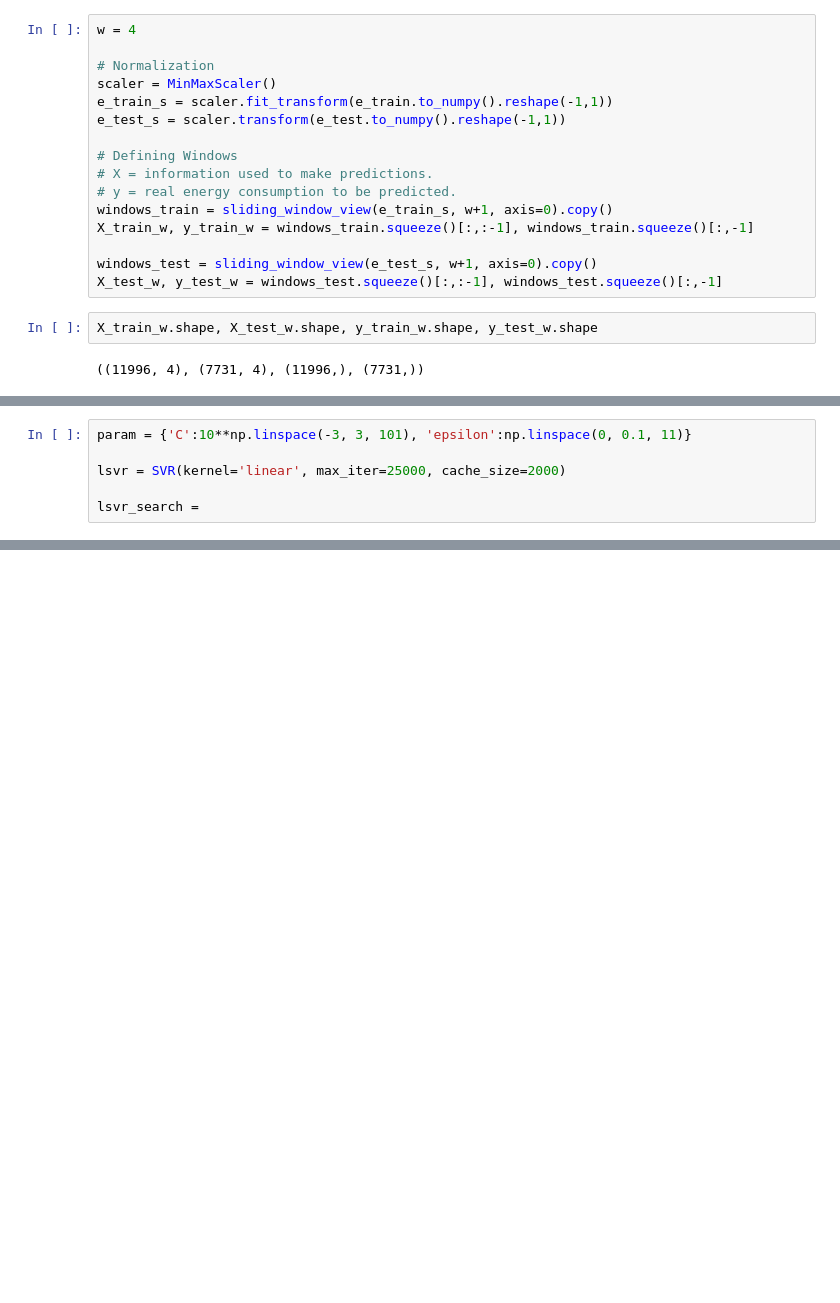
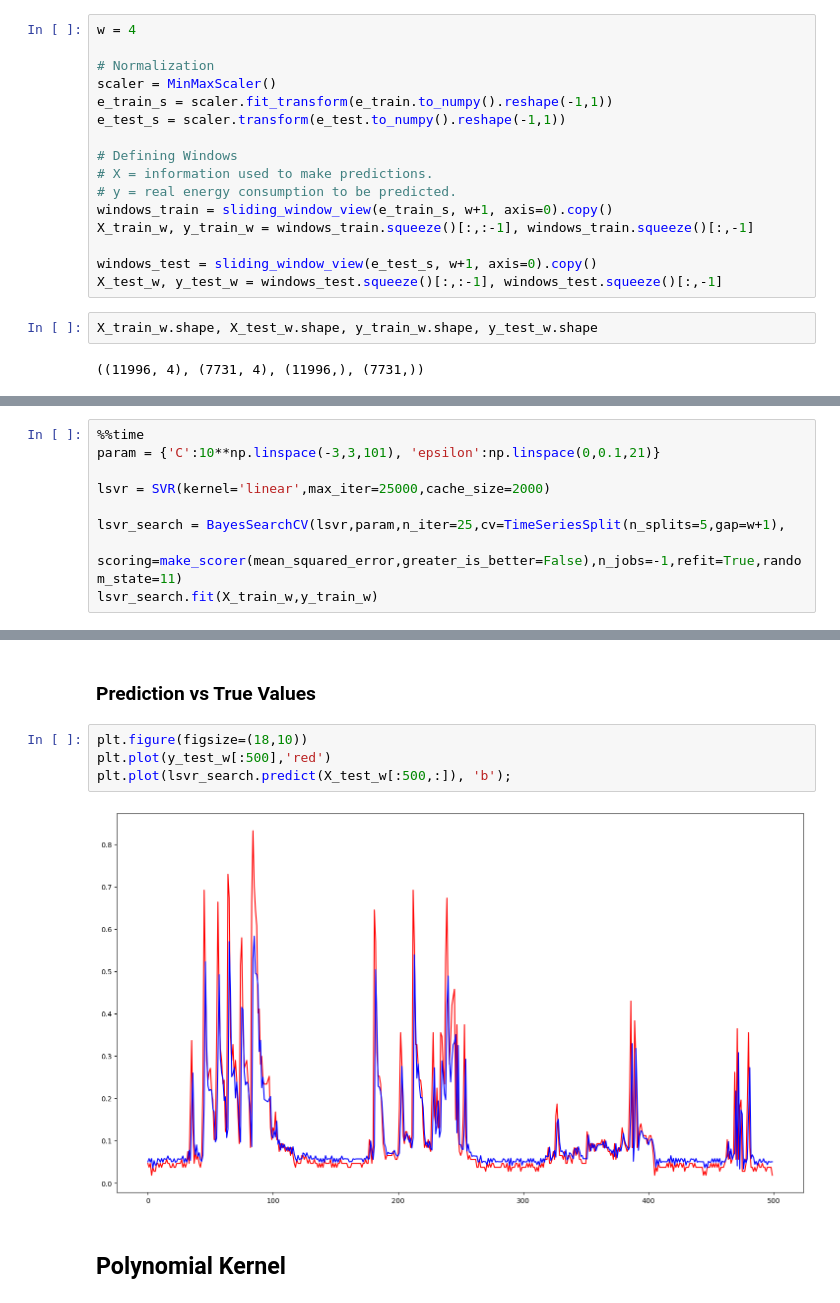
Before and after one commit to cmurray4492/PythonProjects, a Jupyter notebook: Machine_Learning/Support Vector Time Series/SVR_Time_Series_Example.ipynb, the cells around one changed output, grey strips where cells are left out. Drawn from its saved outputs; the diff is of its cells as text; blank space fills up the shorter version.

```diff
--- a/Machine_Learning/Support Vector Time Series/SVR_Time_Series_Example.ipynb
+++ b/Machine_Learning/Support Vector Time Series/SVR_Time_Series_Example.ipynb
@@ -111,7 +117,10 @@ X_train_w.shape, X_test_w.shape, y_train_w.shape, y_test_w.shape
 # %%
-param = {'C':10**np.linspace(-3, 3, 101), 'epsilon':np.linspace(0, 0.1, 11)}
+%%time
+param = {'C':10**np.linspace(-3,3,101), 'epsilon':np.linspace(0,0.1,21)}
 
-lsvr = SVR(kernel='linear', max_iter=25000, cache_size=2000)
+lsvr = SVR(kernel='linear',max_iter=25000,cache_size=2000)
 
-lsvr_search =
+lsvr_search = BayesSearchCV(lsvr,param,n_iter=25,cv=TimeSeriesSplit(n_splits=5,gap=w+1),
+                            scoring=make_scorer(mean_squared_error,greater_is_better=False),n_jobs=-1,refit=True,random_state=11)
+lsvr_search.fit(X_train_w,y_train_w)
 # %% [output]
@@ -118,0 +164,10 @@ NameError: name 'lsvr_search' is not defined
+# %% [markdown]
+### Prediction vs True Values
+# %%
+plt.figure(figsize=(18,10))
+plt.plot(y_test_w[:500],'red')
+plt.plot(lsvr_search.predict(X_test_w[:500,:]), 'b');
+# %% [output]
+[figure, added]
+# %% [markdown]
+## Polynomial Kernel
```
Also changed, not shown: parts of 22 cells of this notebook.
